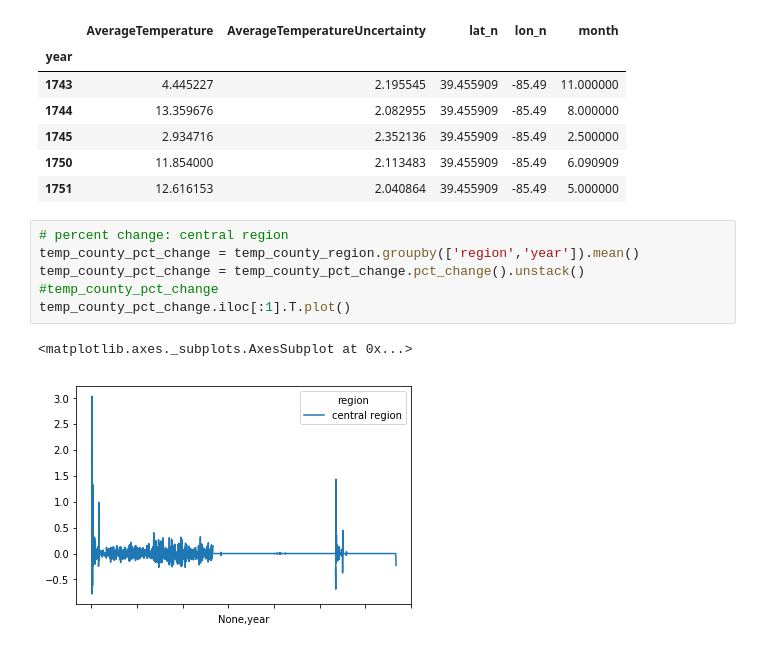
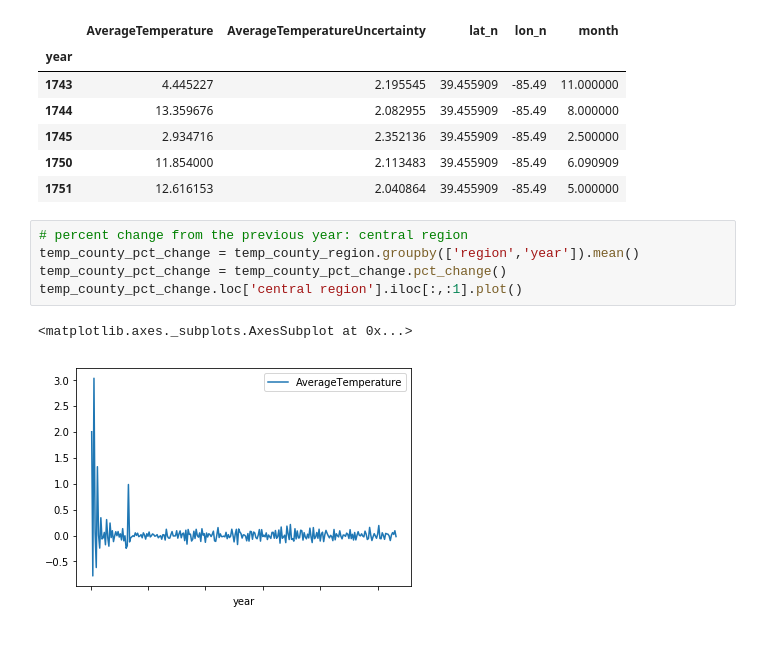
Before and after one commit to karahahn/Springboard_Capstone1, a Jupyter notebook: Data Storytelling.ipynb, the cells around one changed output. Cells and saved outputs as stored; diff of their text form.

```diff
--- a/Data Storytelling.ipynb
+++ b/Data Storytelling.ipynb
@@ -409,11 +464,10 @@ temp_county_region.groupby(['region','year']).mean().loc['central region'].head(
 | 1750 | 11.854000 | 2.113483 | 39.455909 | -85.49 | 6.090909 |
 | 1751 | 12.616153 | 2.040864 | 39.455909 | -85.49 | 5.000000 |
 # %%
-# percent change: central region
+# percent change from the previous year: central region
 temp_county_pct_change = temp_county_region.groupby(['region','year']).mean()
-temp_county_pct_change = temp_county_pct_change.pct_change().unstack()
-#temp_county_pct_change
-temp_county_pct_change.iloc[:1].T.plot()
+temp_county_pct_change = temp_county_pct_change.pct_change()
+temp_county_pct_change.loc['central region'].iloc[:,:1].plot()
 # %% [output]
 <matplotlib.axes._subplots.AxesSubplot at 0x...>
-[figure, old version]
+[figure, new version]
```
Also changed, not shown: parts of 26 cells of this notebook.
